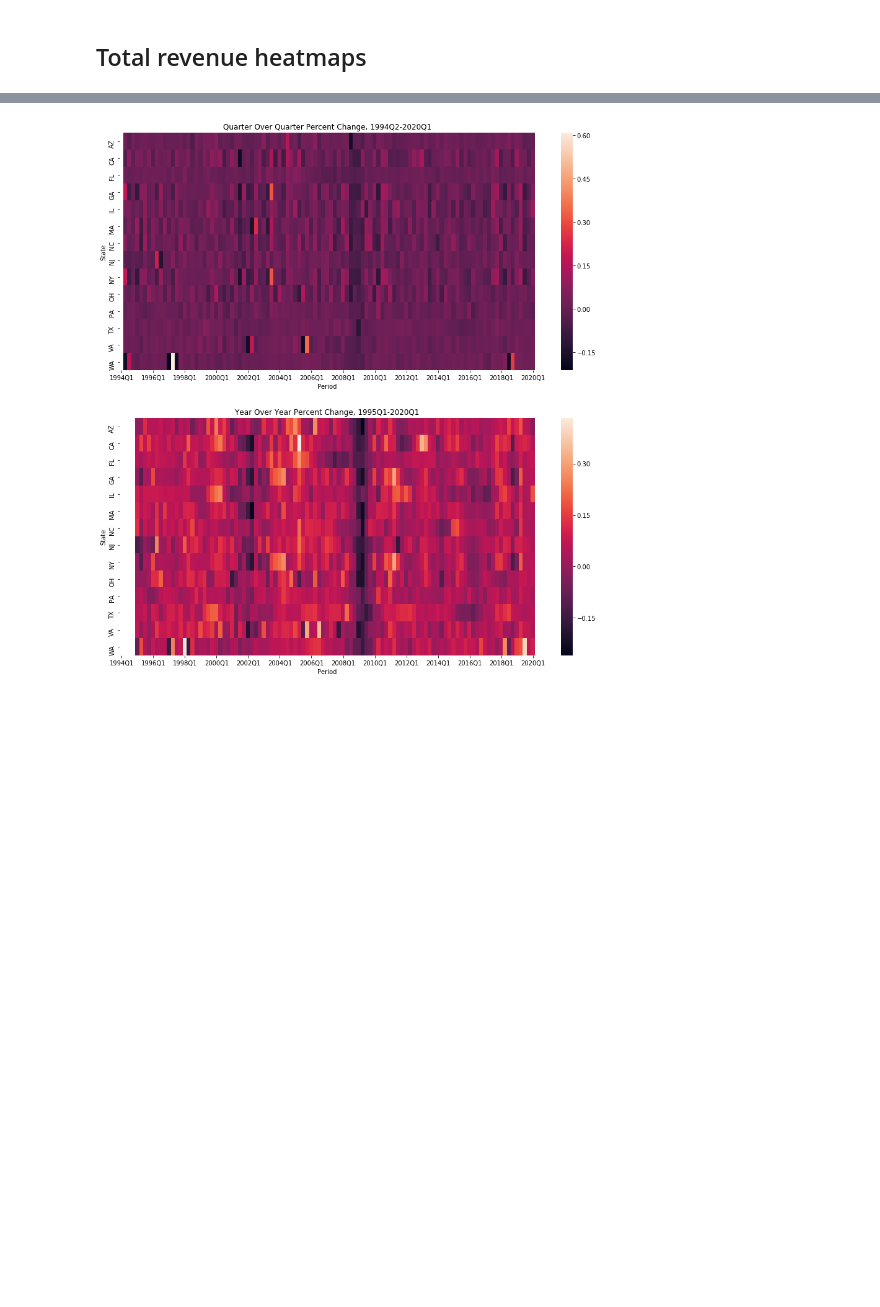
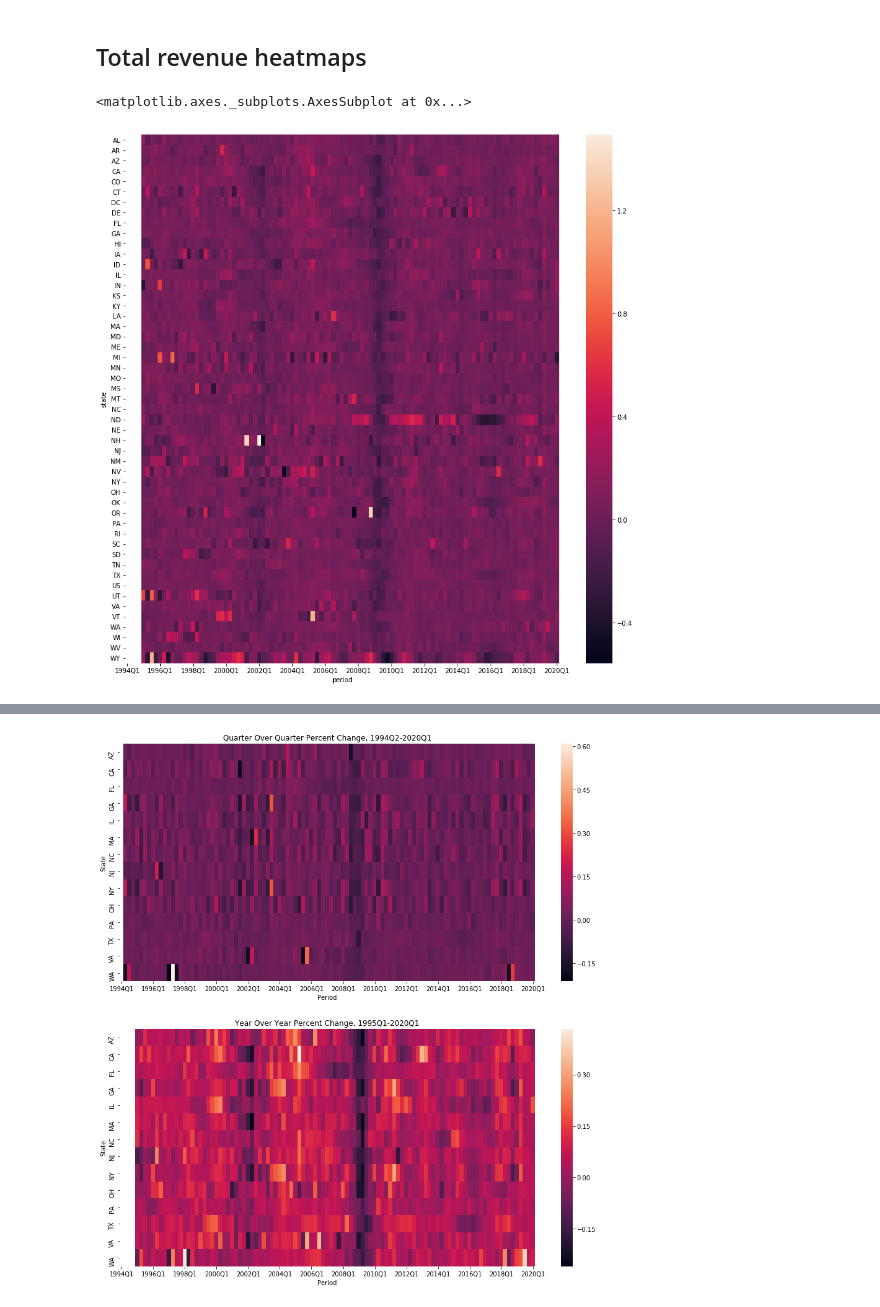
Before and after one commit to rcstein/qtax, a Jupyter notebook: QTax Data Analysis.ipynb, the cells around one changed output, grey strips where cells are left out. Saved outputs shown, nothing was run; the diff lists cells and outputs as text; code cells hidden in the pictures; blank space fills up the shorter version.

```diff
--- a/QTax Data Analysis.ipynb
+++ b/QTax Data Analysis.ipynb
@@ -52,8 +29,11 @@ Only quarters 1 and 2 available for 1992
 # %%
 ''' Read in all tax data
 Columns:
-Period - indicates yaer and quarter in format (YYYY-Q[1-4])
-Category - indicates type of tax. Types included are:
+period - indicates yaer and quarter in format (YYYY Q[1-4])
+original - non-seasonally adjusted value
+adjusted - seasonally adjusted value*
+state - indicates state with postal abbreviation. US denotes the total of all states except the District of Columbia.
+category - indicates type of tax. Types included are:
     - Property
     - General Sales and Gross Receipts
     - Alcoholic Beverages Sales
@@ -81,15 +61,16 @@ Category - indicates type of tax. Types included are:
     - Other Not Elsewhere Classified
     - Total
     See dataset documentation for detail on category definitions.
-State - indicates state with postal abbreviation. US denotes the total of all states except the District of Columbia.
-Value - indicates revenue in millions of dollars. Negative numbers indicate that refunds exceeded revenues.
+
+*seasonally adjusted values obtained with X-13 SEATS procedure run with RJDMetra package in R. Used
+JDMetra 'RSA2c' preset specs: auto multiplicative/additive model detection; auto additive/level shift/temporary outlier detection;
+trading day and Easter calendar effects (thinking was that they would affect sales/stock transfer/and possibly license taxes);
+and the (0,1,1)(0,1,1) ARIMA model.
 '''
 
 # Note: I did some initial data cleanup (e.g. renaming columns, deleting unneccessary columns, INDEX/MATCH-ing numerical keys
 # with their corresponding English language values for ease of reference) in Excel. When I have some time I'll automate the
 # data cleaning in pandas so new quarters can be added quickly.
 
-file_path = "QTAX-edit.csv"
-qtax_full = pd.read_csv(file_path, header = 0, index_col = "Period",
-                       dtype = {'Category':'S','State':'S','Value':'i8'},parse_dates = True, infer_datetime_format = True)
-qtax_full.dropna(inplace = True)
+file_path = "QTAX_adj.csv"
+qtax_full = pd.read_csv(file_path, header = 0,parse_dates = [0])
@@ -203,3 +188,13 @@ top_15_total_val.head()
 | 1995Q1 | 1525.796998 | 13343.911683 | 4676.449616 | 7569.656637 | 4033.559887 | 3067.893918 | 2940.285389 | 3433.030217 | 7569.656637 | 3513.880094 | 4594.366604 | ... |
 # %% [markdown]
 ## Total revenue heatmaps
+# %%
+fig,ax = plt.subplots(figsize=(15,15))
+totals_yoy = qtax_full[qtax_full.category == "Total"][qtax_full.state != "AK"].pivot("period","state","original")
+totals_yoy.index = totals_yoy.index.to_period(freq = "Q")
+for column in totals_yoy.columns:
+    totals_yoy[column] = totals_yoy[column].pct_change(periods = 4)
+sns.heatmap(totals_yoy.transpose(),ax = ax,xticklabels = 8)
+# %% [output]
+<matplotlib.axes._subplots.AxesSubplot at 0x...>
+[figure, added]
```
Also changed, not shown: parts of 15 cells of this notebook, 9 other files.
